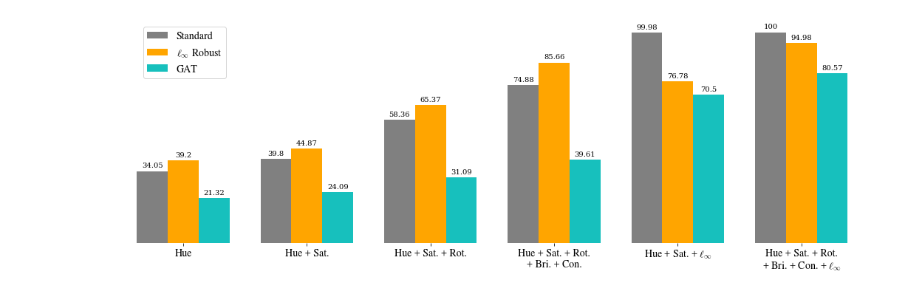
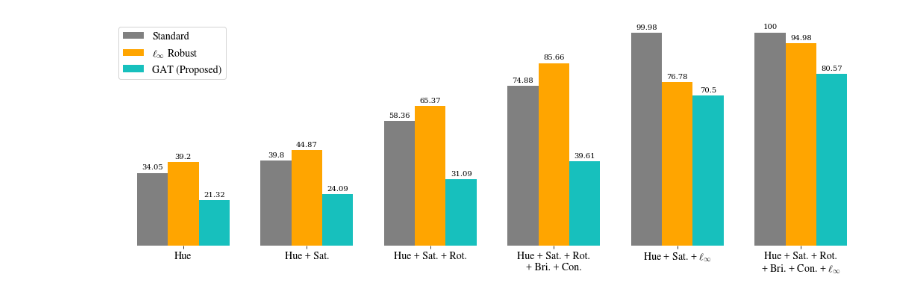
Before and after one commit to twweeb/composite-adv, a Jupyter notebook: paper_chart.ipynb, the cells around one changed output. Saved outputs shown, nothing was run; the diff lists cells and outputs as text; code cells hidden in the pictures.

```diff
--- a/paper_chart.ipynb
+++ b/paper_chart.ipynb
@@ -23,34 +23,34 @@ width = 0.25  # the width of the bars
 fig, ax = plt.subplots(figsize=(15,5))
 stand_train = ax.bar(X - 0.25, data[0], color='gray', width=width, label='Standard')
 lind_rob    = ax.bar(X, data[1], color='orange', width=width, label='$\ell_\infty$ Robust')
-gat         = ax.bar(X + 0.25, data[2], color='#17c0bd', width=width, label='GAT')
+gat         = ax.bar(X + 0.25, data[2], color='#17c0bd', width=width, label='GAT (Proposed)')
 
 # Add some text for labels, title and custom x-axis tick labels, etc.
 # ax.set_ylabel('Attack Success Rate', fontsize=14)
 # ax.set_title('Scores by group and gender')
 ax.set_xticks(X)
 ax.set_xticklabels(labels)
 plt.xticks(fontsize=14, fontproperties=myfont)
 plt.ticklabel_format(axis='y', useMathText=True)
 
 ax.legend(loc='best',bbox_to_anchor=(0.166,1), prop=myfont)
 
 ax.get_yaxis().set_visible(False)
 # ax.get_xaxis().set_visible(False)
 ax.spines['top'].set_visible(False)
 ax.spines['right'].set_visible(False)
 ax.spines['bottom'].set_visible(False)
 ax.spines['left'].set_visible(False)
 
 plt.grid(False)
 
 ax.bar_label(stand_train, fmt='%g', padding=3)
 ax.bar_label(lind_rob, padding=3)
 ax.bar_label(gat, padding=3)
 
 fig.tight_layout()
 
-plt.savefig("header-chart.pdf")
+plt.savefig("images/header-chart.pdf")
 plt.show()
 # %% [output]
-[figure, old version]
+[figure, new version]
```
Also changed, not shown: 6 other files.
